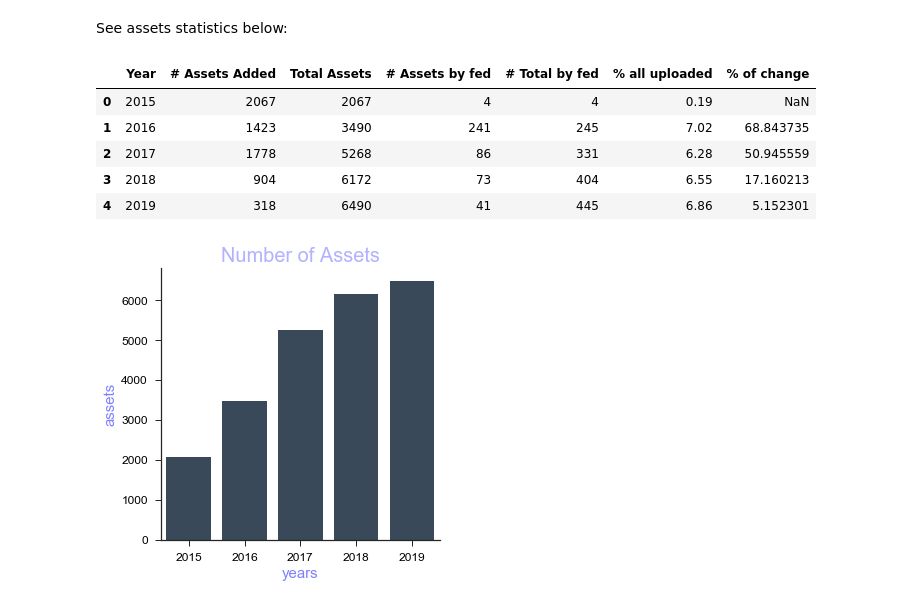
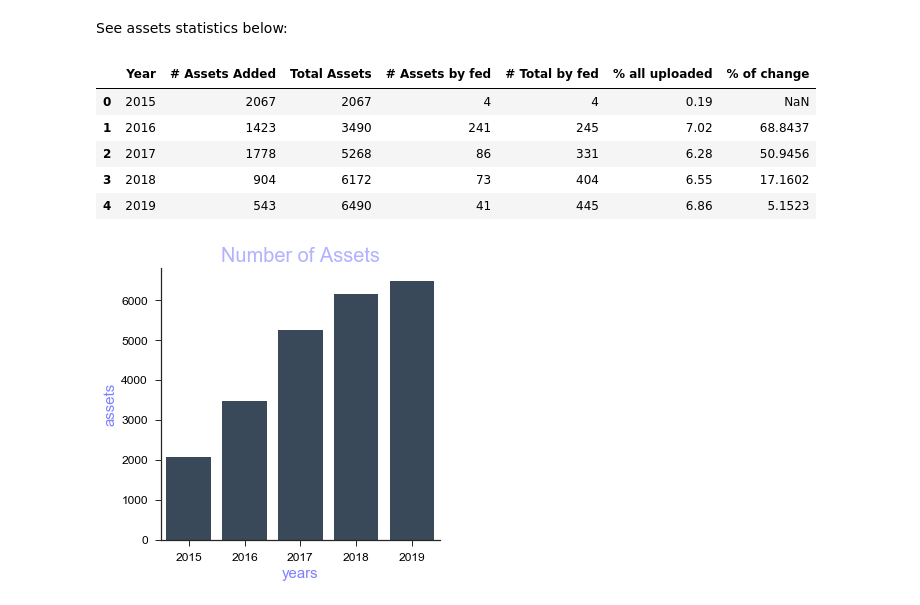
Before and after one commit to olga0503/DATA602hw1, a Jupyter notebook: FedCentral Analytics-2019.ipynb, the cells around one changed output. Saved outputs shown, nothing was run; the diff lists cells and outputs as text; code cells hidden in the pictures.

```diff
--- a/FedCentral Analytics-2019.ipynb
+++ b/FedCentral Analytics-2019.ipynb
@@ -1024,28 +1024,27 @@ See assets statistics below:
 # %%
 assets_added_by_fed = assets_past_year_by_federations[(assets_past_year_by_federations['code']!='JFNA') & pd.notna(assets_past_year_by_federations['code'])
                                                      & (assets_past_year_by_federations.index < '2020/1/1')]
 assets_added = pd.DataFrame(assets_yearly.resample('Y')['ID'].count())
 assets_added.reset_index(inplace=True)
 assets_added.columns=[['Year','# Assets Added']]
 assets_added['Year'] = ['2015','2016','2017','2018','2019']
 assets_cumsum = pd.DataFrame(assets_yearly.resample('Y')['ID'].count().cumsum())
 assets_added['Total Assets'] = assets_cumsum['ID'].values
 assets_added['# Assets by fed'] = list(assets_added_by_fed.resample('Y').count()['ID'].values)
 assets_added['# Total by fed'] = assets_added['# Assets by fed'].cumsum()
 assets_added['% all uploaded'] = round(assets_added['# Total by fed']*100/assets_added['Total Assets'].values,2)
 assets_past_year_by_federations
-#assets_added['# of federations uploaded assests'] = assets_past_year_by_federations[assets_past_year_by_federations['type']=='yes'].resample('Y')['name'].nunique().values
-#assets_added['# of networks uploaded assests'] = assets_past_year_by_federations[assets_past_year_by_federations['type']=='no'].resample('Y')['name'].nunique().values
-assets_added['% of change'] = assets_added['Total Assets'].pct_change()*100
+assets_added['% of change'] = round(assets_added['Total Assets'].pct_change()*100,4)
 
+assets_added.iloc[4,1] = assets_added.iloc[4,1] + 225
 assets_added
 # %% [output]
 |  | Year | # Assets Added | Total Assets | # Assets by fed | # Total by fed | % all uploaded | % of change |
 | 0 | 2015 | 2067 | 2067 | 4 | 4 | 0.19 | NaN |
-| 1 | 2016 | 1423 | 3490 | 241 | 245 | 7.02 | 68.843735 |
-| 2 | 2017 | 1778 | 5268 | 86 | 331 | 6.28 | 50.945559 |
-| 3 | 2018 | 904 | 6172 | 73 | 404 | 6.55 | 17.160213 |
-| 4 | 2019 | 318 | 6490 | 41 | 445 | 6.86 | 5.152301 |
+| 1 | 2016 | 1423 | 3490 | 241 | 245 | 7.02 | 68.8437 |
+| 2 | 2017 | 1778 | 5268 | 86 | 331 | 6.28 | 50.9456 |
+| 3 | 2018 | 904 | 6172 | 73 | 404 | 6.55 | 17.1602 |
+| 4 | 2019 | 543 | 6490 | 41 | 445 | 6.86 | 5.1523 |
 # %%
 assets_added = pd.DataFrame({'Year':assets_added['Year'].iloc[:, 0].tolist(),'Total Assets':assets_added['Total Assets'].iloc[:, 0].tolist()})
 sns.set(style="ticks")
```
